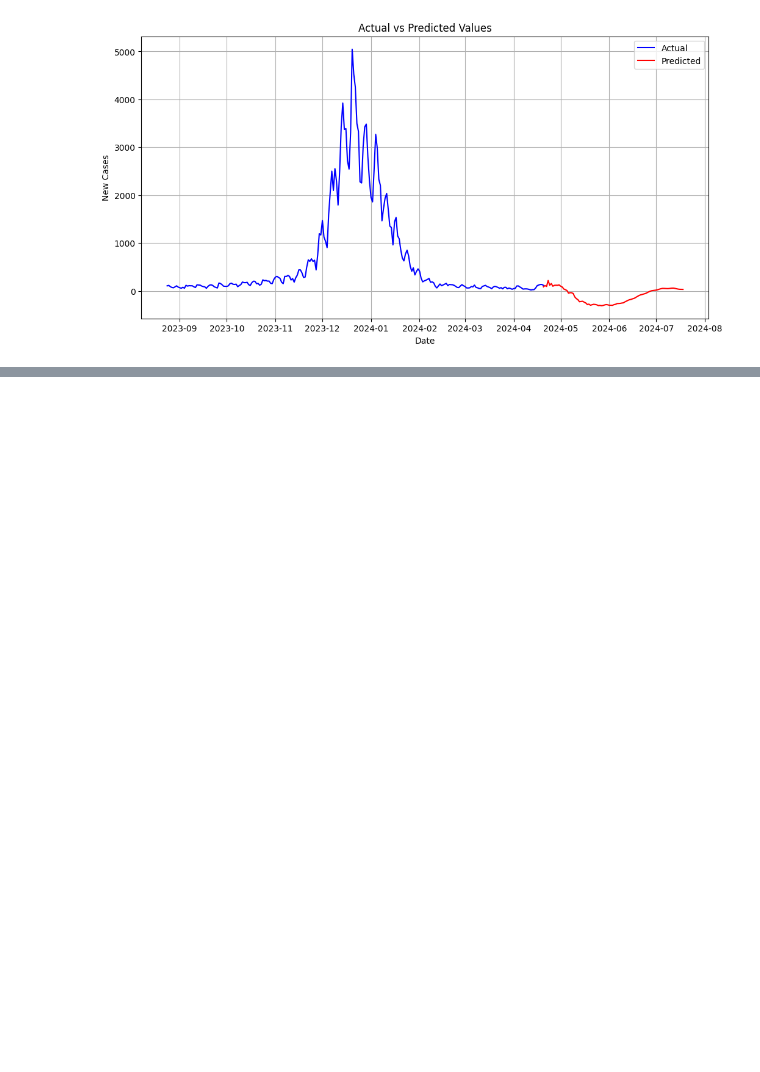
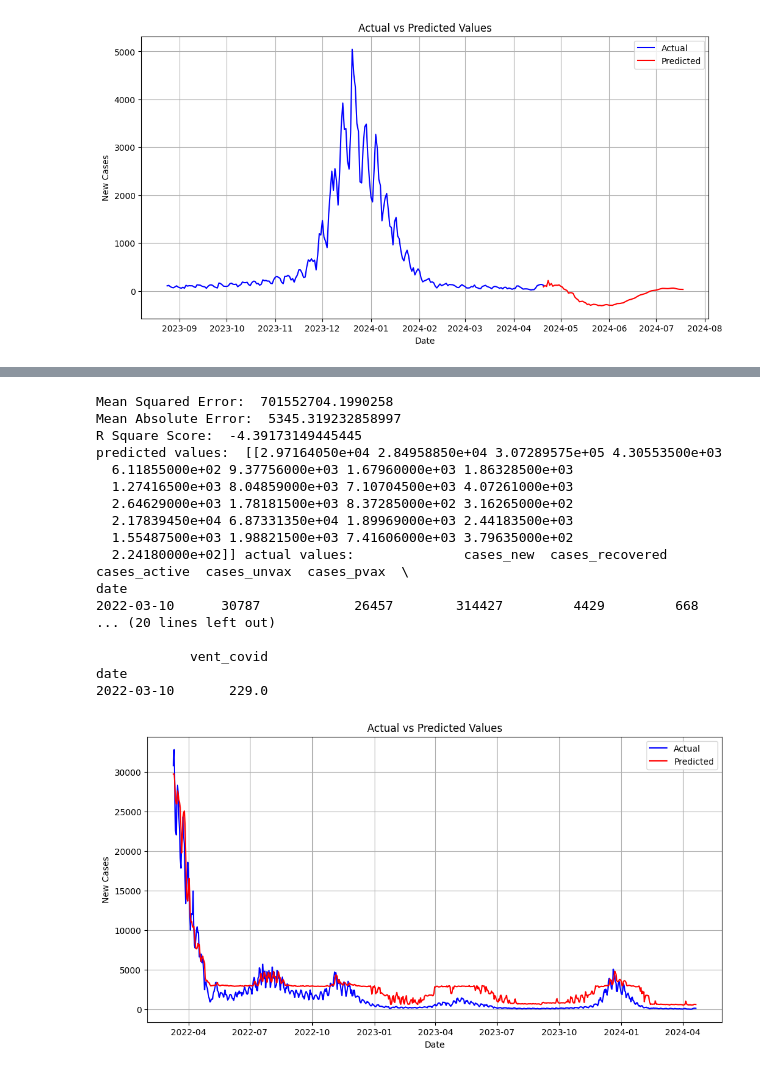
Before and after one commit to MarcusO17/5011-cem-ml, a Jupyter notebook: notebooks/model_training_kelvin.ipynb, the cells around one changed output, grey strips where cells are left out. Cells and saved outputs as stored; diff of their text form; code cells hidden in the pictures; blank space fills up the shorter version.

```diff
--- a/notebooks/model_training_kelvin.ipynb
+++ b/notebooks/model_training_kelvin.ipynb
@@ -636,0 +762,57 @@ plt.show()
+# %%
+forest_model_all = RandomForestRegressor(n_estimators=200, random_state=50)
+forest_model_all.fit(training_data_x_all, training_data_y_all)
+
+with open("random_forest_regression_model.pkl", "wb") as file:
+    pickle.dump(forest_model_all, file)
+
+pred_randomforest_all = forest_model_all.predict(test_data_x_all)
+
+mse = mean_squared_error(test_data_y_all, pred_randomforest_all)
+mae = mean_absolute_error(test_data_y_all, pred_randomforest_all)
+r2 = r2_score(test_data_y_all, pred_randomforest_all)
+
+print("Mean Squared Error: ", mse)
+print("Mean Absolute Error: ", mae)
+print("R Square Score: ", r2)
+
+print("predicted values: ",pred_randomforest_all[:1], "actual values: ", test_data_y_all[:1])
+
+actual_df = pd.DataFrame({"date": test_data_y_all.index, "cases_new": test_data_y_all["cases_new"]})
+
+predicted_df = pd.DataFrame({
+    "date": actual_df["date"],
+    "predicted_values": pred_randomforest_all[:,0]})
+
+plt.figure(figsize=(12, 6))
+
+plt.plot(actual_df["date"], actual_df["cases_new"], color="blue", label="Actual")
+
+plt.plot(predicted_df["date"], predicted_df["predicted_values"], color="red", label="Predicted")
+
+plt.title("Actual vs Predicted Values")
+plt.xlabel("Date")
+plt.ylabel("New Cases")
+plt.legend()
+plt.grid(True)
+
+plt.show()
+# %% [output]
+Mean Squared Error:  701552704.1990258
+Mean Absolute Error:  5345.319232858997
+R Square Score:  -4.39173149445445
+predicted values:  [[2.97164050e+04 2.84958850e+04 3.07289575e+05 4.30553500e+03
+  6.11855000e+02 9.37756000e+03 1.67960000e+03 1.86328500e+03
+  1.27416500e+03 8.04859000e+03 7.10704500e+03 4.07261000e+03
+  2.64629000e+03 1.78181500e+03 8.37285000e+02 3.16265000e+02
+  2.17839450e+04 6.87331350e+04 1.89969000e+03 2.44183500e+03
+  1.55487500e+03 1.98821500e+03 7.41606000e+03 3.79635000e+02
+  2.24180000e+02]] actual values:              cases_new  cases_recovered  cases_active  cases_unvax  cases_pvax  \
+date
+2022-03-10      30787            26457        314427         4429         668
+... (20 lines left out)
+
+            vent_covid
+date
+2022-03-10       229.0
+[figure, added]
```
Also changed, not shown: parts of 11 cells of this notebook, 3 other files.
